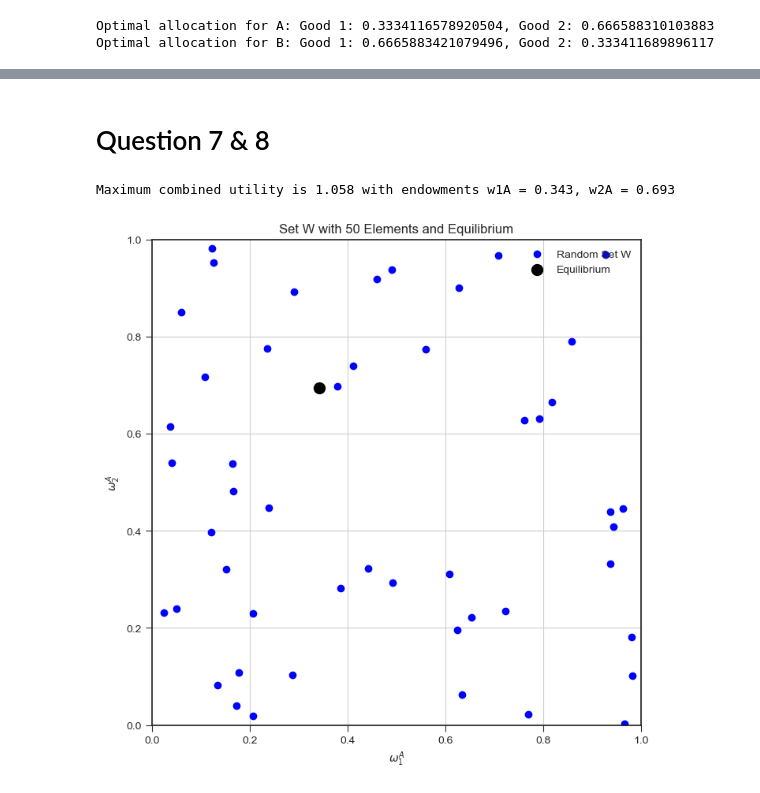
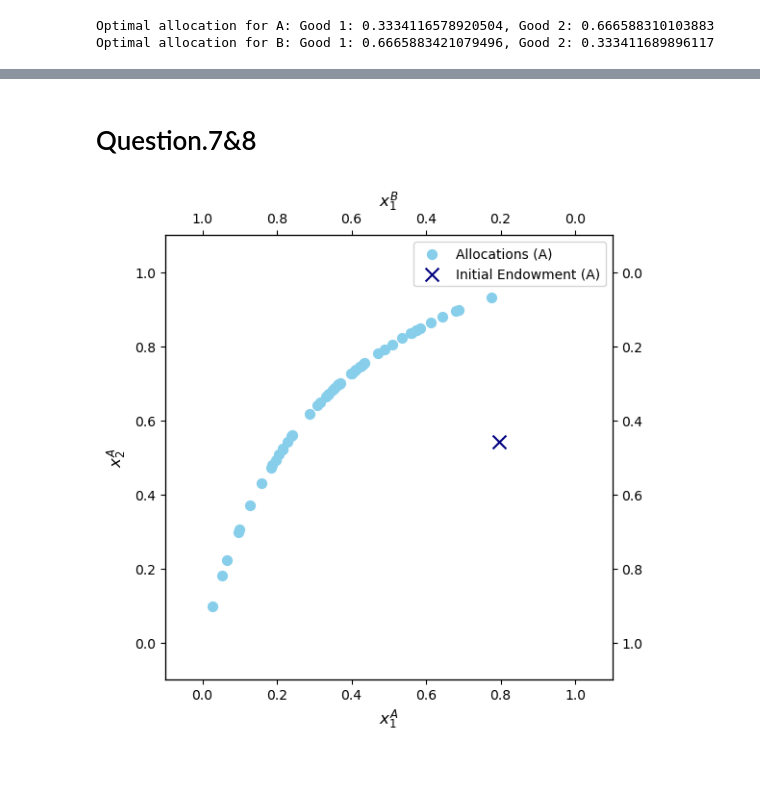
Before and after one commit to NumEconCopenhagen/projects-2024-maltheogpeter, a Jupyter notebook: inauguralproject/inauguralproject.ipynb, the cells around one changed output, grey strips where cells are left out. Cells and saved outputs as stored; diff of their text form; code cells hidden in the pictures.

```diff
--- a/inauguralproject/inauguralproject.ipynb
+++ b/inauguralproject/inauguralproject.ipynb
@@ -163,55 +165,16 @@ plt.show()
 # %% [markdown]
-# Question 7 & 8
+# Question.7&8
-# %%
-
-
-num_elements = 50
-w1_samples = np.random.uniform(0, 1, num_elements)
-w2_samples = np.random.uniform(0, 1, num_elements)
-W_set = list(zip(w1_samples, w2_samples))
-
-max_combined_utility = -np.inf
-best_endowments = None
-
-for w1A, w2A in W_set:
-
-    model.par.w1A, model.par.w2A = w1A, w2A
-    model.par.w1B, model.par.w2B = 1 - w1A, 1 - w2A
-
-
-    utility_A = model.utility_A(w1A, w2A)
-    utility_B = model.utility_B(1 - w1A, 1 - w2A)
-
-
-    combined_utility = utility_A + utility_B
-
-
-    if combined_utility > max_combined_utility:
-        max_combined_utility = combined_utility
-        best_endowments = (w1A, w2A)
-
-
-print(f"Maximum combined utility is {max_combined_utility:.3f} with endowments w1A = {best_endowments[0]:.3f}, w2A = {best_endowments[1]:.3f}")
-
-
-plt.figure(figsize=(8, 8))
-
-
-plt.scatter(w1_samples, w2_samples, c='blue', label='Random Set W')
-
-
-plt.scatter([best_endowments[0]], [best_endowments[1]], c='black', label='Equilibrium', s=100)
-
-
-plt.title('Set W with 50 Elements and Equilibrium')
-plt.xlabel('$\omega_1^A$')
-plt.ylabel('$\omega_2^A$')
-plt.xlim(0, 1)
-plt.ylim(0, 1)
-
-plt.legend(loc='upper right')
-plt.grid(True)
-plt.show()
-# %% [output]
-Maximum combined utility is 1.058 with endowments w1A = 0.343, w2A = 0.693
-[figure, removed]
+# %%
+# Generate random endowments
+random_endowments = model.generate_random_endowments(num_samples=50)
+
+# Find market equilibrium allocations for each endowment
+allocations = []
+for w1A, w2A in random_endowments:
+    x1A, x2A, x1B, x2B = model.find_market_equilibrium_allocation(w1A, w2A)
+    allocations.append((x1A, x2A))
+
+# Plot the allocations in the Edgeworth box
+model.plot_edgeworth_box_with_allocations(allocations)
+# %% [output]
+[figure, added]
```
Also changed, not shown: parts of 20 cells of this notebook, 3 other files.
